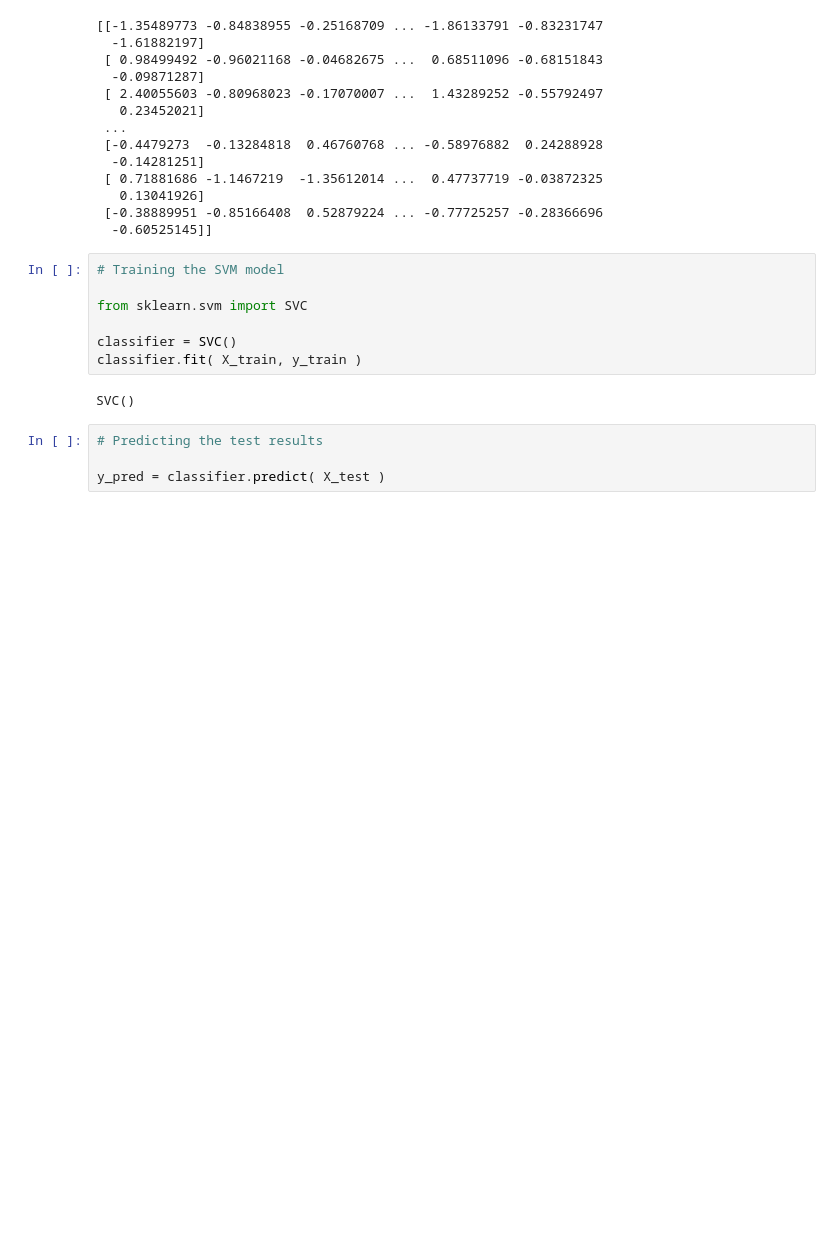
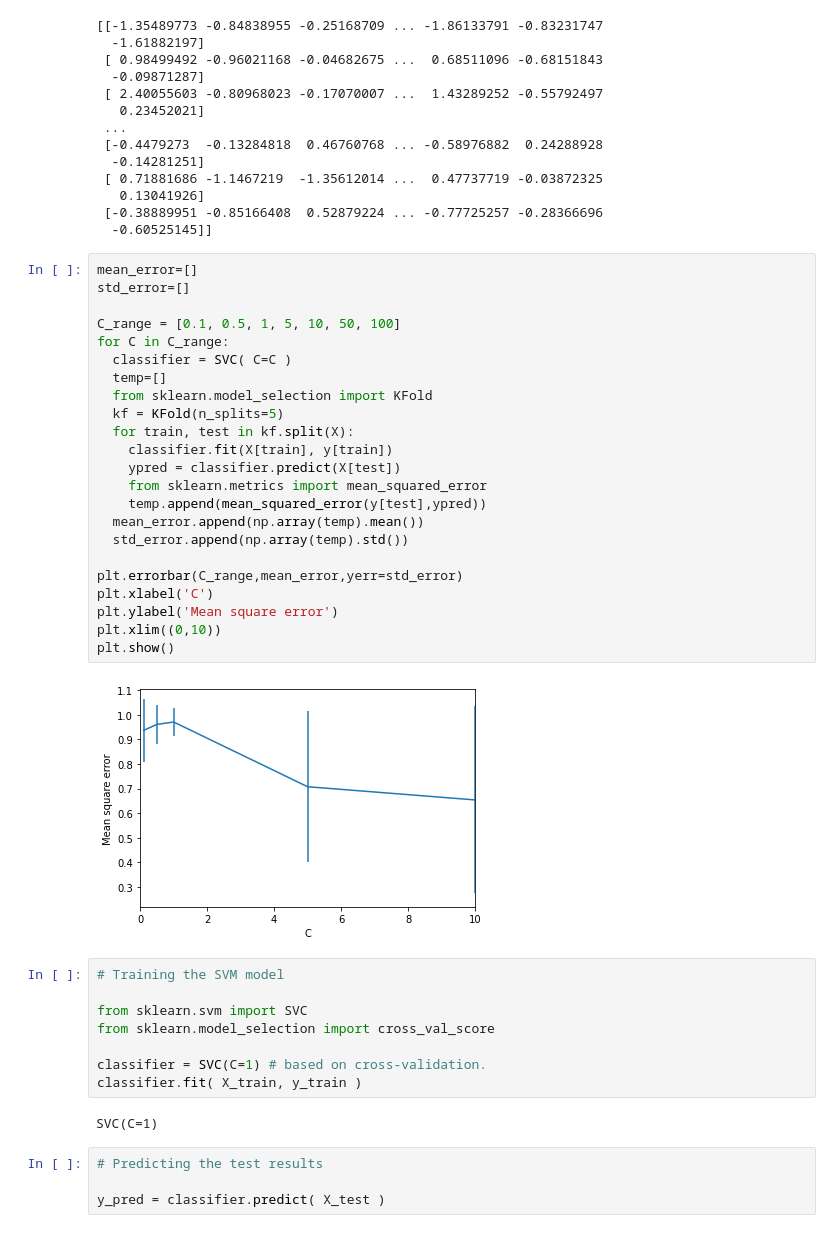
Before and after one commit to singh-prishita/MusicSpeechDiscrimination, a Jupyter notebook: SVM.ipynb, the cells around one changed output. Saved outputs shown, nothing was run; the diff lists cells and outputs as text; blank space fills up the shorter version.

```diff
--- a/SVM.ipynb
+++ b/SVM.ipynb
@@ -187,15 +189,41 @@ print( X_train )
    0.13041926]
  [-0.38889951 -0.85166408  0.52879224 ... -0.77725257 -0.28366696
   -0.60525145]]
+# %%
+mean_error=[]
+std_error=[]
+
+C_range = [0.1, 0.5, 1, 5, 10, 50, 100]
+for C in C_range:
+  classifier = SVC( C=C )
+  temp=[]
+  from sklearn.model_selection import KFold
+  kf = KFold(n_splits=5)
+  for train, test in kf.split(X):
+    classifier.fit(X[train], y[train])
+    ypred = classifier.predict(X[test])
+    from sklearn.metrics import mean_squared_error
+    temp.append(mean_squared_error(y[test],ypred))
+  mean_error.append(np.array(temp).mean())
+  std_error.append(np.array(temp).std())
+
+plt.errorbar(C_range,mean_error,yerr=std_error)
+plt.xlabel('C')
+plt.ylabel('Mean square error')
+plt.xlim((0,10))
+plt.show()
+# %% [output]
+[figure, added]
 # %%
 # Training the SVM model
 
 from sklearn.svm import SVC
+from sklearn.model_selection import cross_val_score
 
-classifier = SVC()
+classifier = SVC(C=1) # based on cross-validation.
 classifier.fit( X_train, y_train )
 # %% [output]
-SVC()
+SVC(C=1)
 # %%
 # Predicting the test results
 
```
Also changed, not shown: parts of 2 cells of this notebook.
